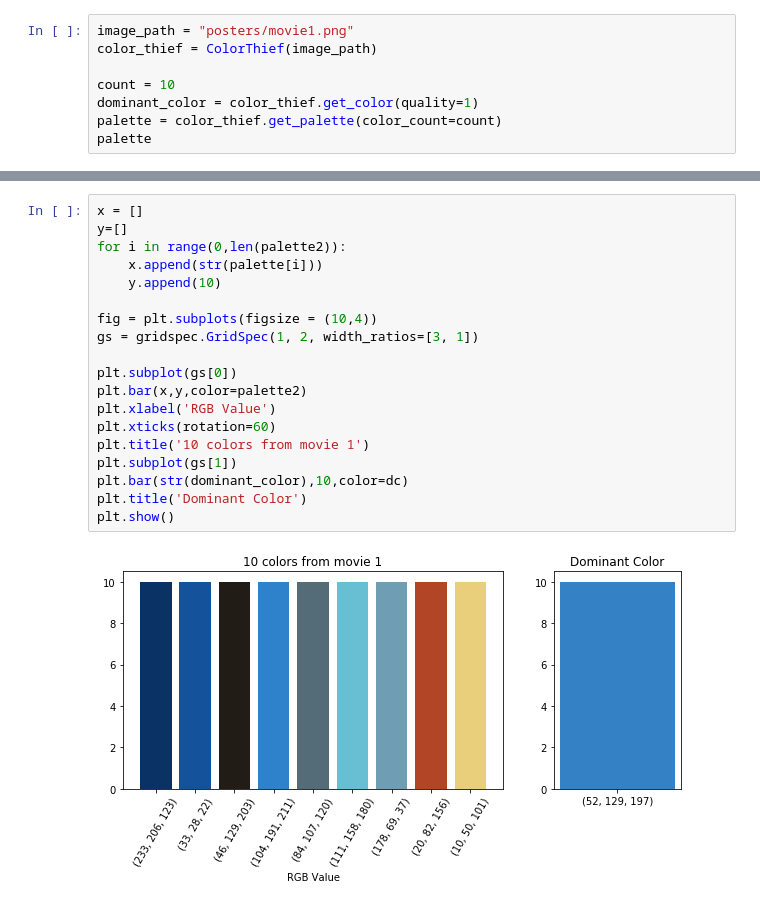
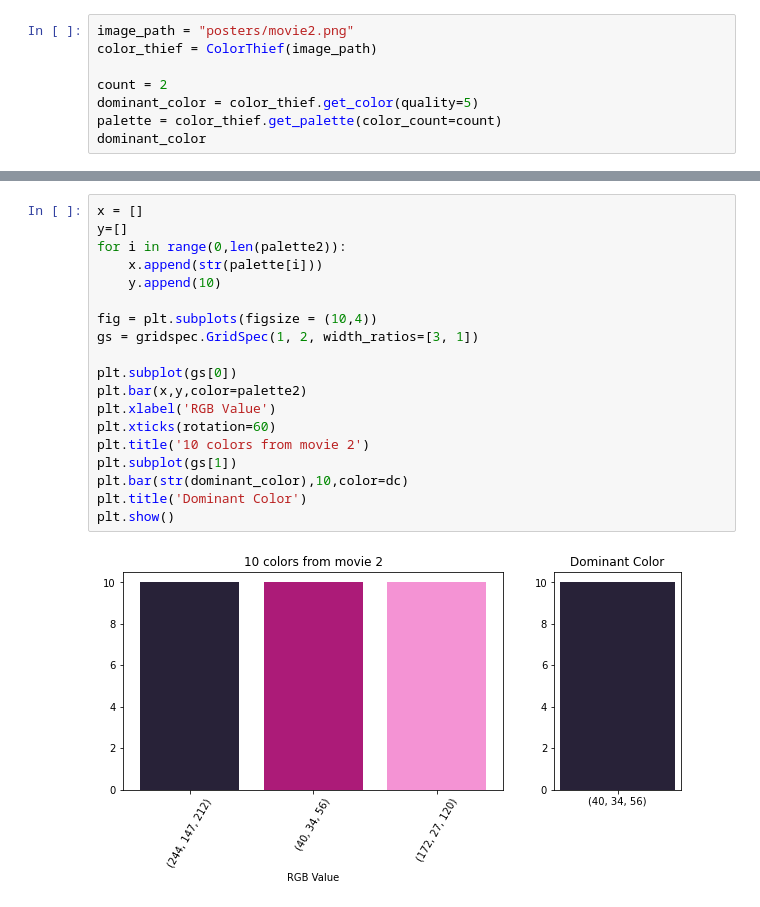
Before and after one commit to witchard-wang/MovieGenreClassification, a Jupyter notebook: analysis.ipynb, the cells around one changed output, grey strips where cells are left out. Cells and saved outputs as stored; diff of their text form.

```diff
--- a/analysis.ipynb
+++ b/analysis.ipynb
@@ -8,9 +20,9 @@ from matplotlib import gridspec
 # %%
-image_path = "posters/movie1.png"
+image_path = "posters/movie2.png"
 color_thief = ColorThief(image_path)
 
-count = 10
-dominant_color = color_thief.get_color(quality=1)
+count = 2
+dominant_color = color_thief.get_color(quality=5)
 palette = color_thief.get_palette(color_count=count)
-palette
+dominant_color
 # %% [output]
@@ -48,21 +46,21 @@ palette2
 # %%
 x = []
 y=[]
 for i in range(0,len(palette2)):
     x.append(str(palette[i]))
     y.append(10)
 
 fig = plt.subplots(figsize = (10,4))
 gs = gridspec.GridSpec(1, 2, width_ratios=[3, 1])
 
 plt.subplot(gs[0])
 plt.bar(x,y,color=palette2)
 plt.xlabel('RGB Value')
 plt.xticks(rotation=60)
-plt.title('10 colors from movie 1')
+plt.title('10 colors from movie 2')
 plt.subplot(gs[1])
 plt.bar(str(dominant_color),10,color=dc)
 plt.title('Dominant Color')
 plt.show()
 # %% [output]
-[figure, old version]
+[figure, new version]
```
Also changed, not shown: parts of 20 cells of this notebook.
